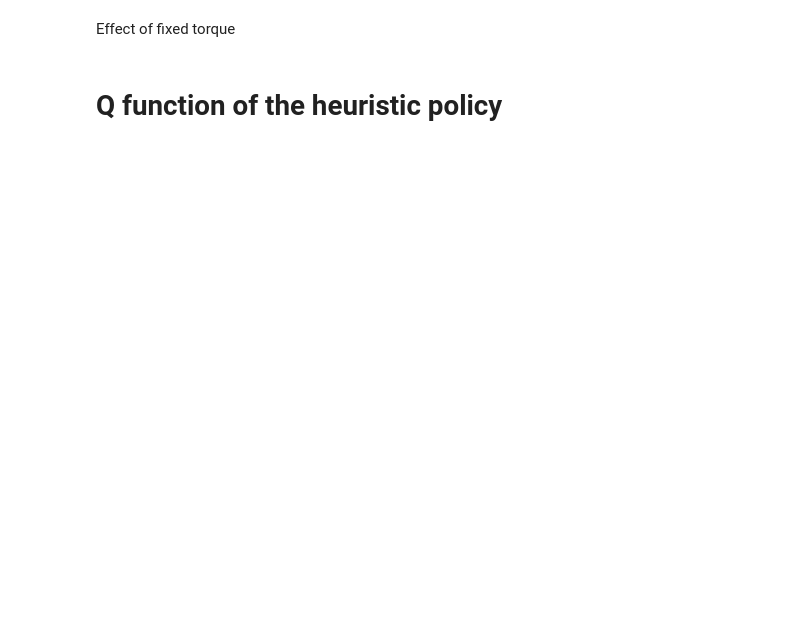
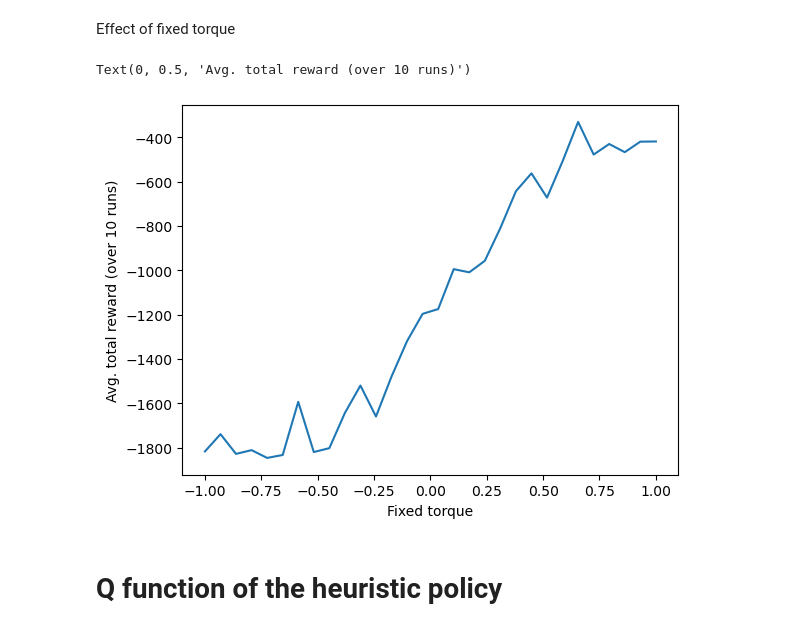
Before and after one commit to francpp/Deep_Deterministic_Policy_Gradient, a Jupyter notebook: DDPG.ipynb, the cells around one changed output. Drawn from its saved outputs; the diff is of its cells as text; code cells hidden in the pictures; blank space fills up the shorter version.

```diff
--- a/DDPG.ipynb
+++ b/DDPG.ipynb
@@ -108,34 +108,37 @@ Effect of fixed torque
 # %%
 torques = np.linspace(-1,1,30)
 avg_rewards = []
 
 for t in torques:
     heur_agent = HeuristicPendulumAgent(env,t)
     rewards = []
 
     for _ in range(10):
         state = env.reset()
         state = state[0]
 
         trunc = False
         cur_reward = 0
 
         while not trunc:
             action = heur_agent.compute_action(state)
             (next_state, reward, term, trunc, info) = env.step(action)
             state = next_state
             cur_reward += reward
 
             if term or trunc:
                 observation, info = env.reset()
 
         rewards.append(cur_reward)
-    avg_rewards.append(rewards[-1])
+    avg_rewards.append(np.mean(rewards))
 
 plt.figure()
 plt.plot(torques, avg_rewards)
 plt.xlabel('Fixed torque')
-plt.ylabel('Avg reward (over 10 runs)')
+plt.ylabel('Avg. total reward (over 10 runs)')
+# %% [output]
+Text(0, 0.5, 'Avg. total reward (over 10 runs)')
+[figure, added]
 # %%
 env.close()
 # %% [markdown]
```
Also changed, not shown: parts of 9 cells of this notebook, 1 other file.
